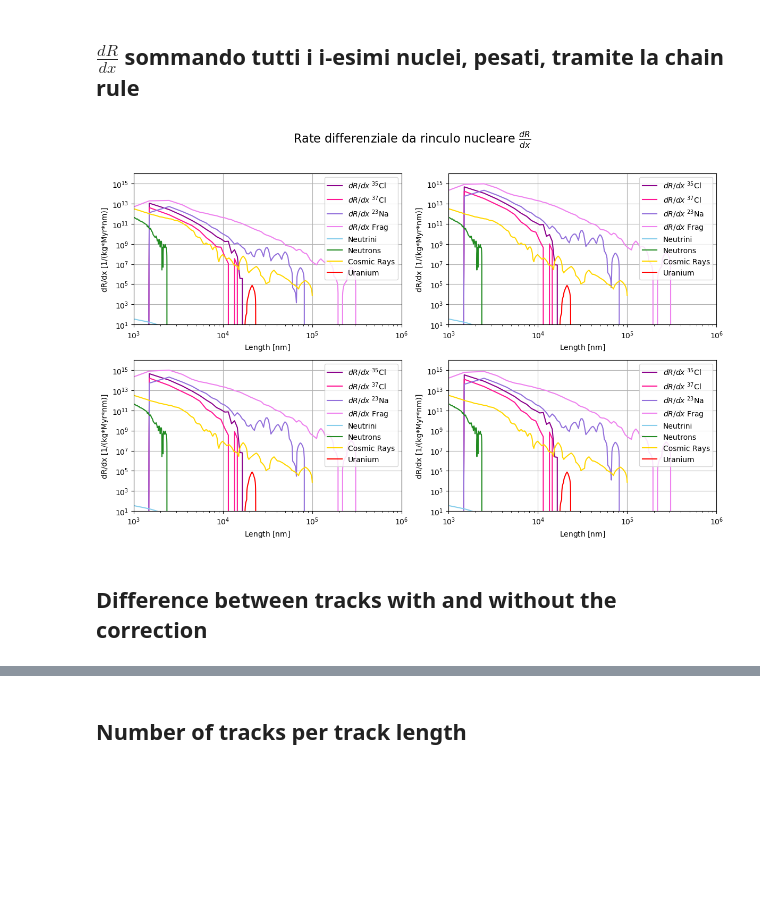
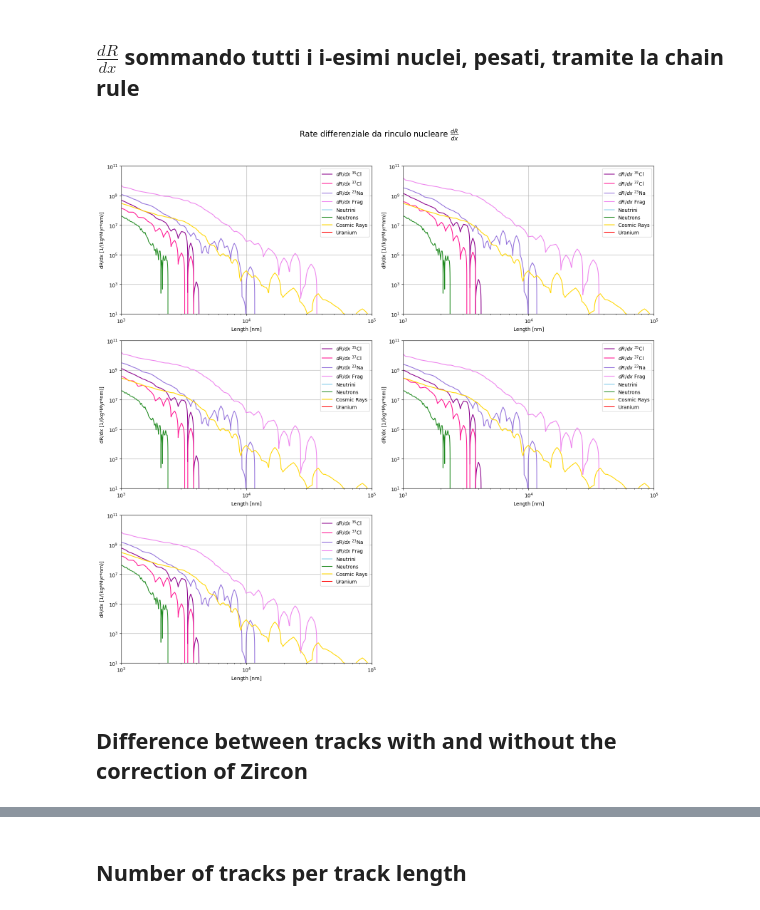
Before and after one commit to fedemaio/Bachelor-Thesis, a Jupyter notebook: all_you_need/geant/exposed_hal.ipynb, the cells around one changed output, grey strips where cells are left out. Drawn from its saved outputs; the diff is of its cells as text; code cells hidden in the pictures; blank space fills up the shorter version.

```diff
--- a/all_you_need/geant/exposed_hal.ipynb
+++ b/all_you_need/geant/exposed_hal.ipynb
@@ -4,12 +4,12 @@ from paleopy import *
 # %%
 # Parametri iniziali
 Er = np.logspace(-2, 3, 101)  # Energia in MeV
-time_exposure = 3450 * 365 * 24 * 60 * 60  # Tempo di esposizione in secondi
-label_time_fluxes = ["100yr", "300yr", "1kyr", "3kyr"]  # Nome dei file .dat del tempo di durata dei flussi
-time_fluxes = [5e-5, 4.5e-4, 1.35e-3, 3.5e-3]  # Intervallo tra un flusso e l'altro in Myr
+time_exposure = 13500 * 365 * 24 * 60 * 60  # Tempo di esposizione in secondi
+label_time_fluxes = ["100yr", "300yr", "1kyr", "3kyr", "10kyr"]  # Nome dei file .dat del tempo di durata dei flussi
+time_fluxes = [1.5e-4, 4.5e-4, 1.35e-3, 3.5e-3, 1.35e-2]  # Intervallo tra un flusso e l'altro in Myr
 
-# Crea la figura e i subplot 2x2
-fig, axs = plt.subplots(2, 2, figsize=(12, 8))
+# Crea la figura e i subplot 3x2
+fig, axs = plt.subplots(3, 2, figsize=(16, 14))
 fig.suptitle("Rate differenziale da rinculo nucleare $\\frac{{dR}}{{dE}}$", fontsize=16)
 
 for i, label in enumerate(label_time_fluxes):
@@ -38,12 +38,13 @@ for i, label in enumerate(label_time_fluxes):
 
     # Seleziona il subplot corrente
     ax = axs[i // 2, i % 2]
+    axs[2,1].set_visible(False) #nascondo il subplor che non mi serve
 
     # Disegna nel subplot corrente
-    ax.loglog(Er_mid * 1e3, F35(Er_mid) * 1e-3 / (length * rho), label="$^{35}$Cl", linewidth=2, color='skyblue')
-    ax.loglog(Er_mid * 1e3, F37(Er_mid) * 1e-3 / (length * rho), label="$^{37}$Cl", linewidth=2, color='gold')
-    ax.loglog(Er_mid * 1e3, F23(Er_mid) * 1e-3 / (length * rho), label="$^{23}$Na", linewidth=2, color='forestgreen')
-    ax.loglog(Er_mid * 1e3, Frag * 1e-3 / Er_width / (length * rho), label='Fragments', linewidth=2, color='brown')
+    ax.loglog(Er_mid * 1e3, F35(Er_mid) * 1e-3 / (length * rho), label="$^{35}$Cl", linewidth=2, color='seagreen')
+    ax.loglog(Er_mid * 1e3, F37(Er_mid) * 1e-3 / (length * rho), label="$^{37}$Cl", linewidth=2, color='greenyellow')
+    ax.loglog(Er_mid * 1e3, F23(Er_mid) * 1e-3 / (length * rho), label="$^{23}$Na", linewidth=2, color='maroon')
+    ax.loglog(Er_mid * 1e3, Frag * 1e-3 / Er_width / (length * rho), label='Fragments', linewidth=2, color='peru')
 
     ax.set_xlabel("E [$\\mathrm{keV}$]")
     ax.set_ylabel("dR/dE [$\\mathrm{keV}^{-1}\\,\\mathrm{kg}^{-1}\\,\\mathrm{Myr}^{-1}\\,\\mathrm{sr}^{-1}$]")
@@ -71,19 +72,13 @@ halite = paleopy.Mineral("Halite")
 # %%
 # Parametri iniziali
 Er = np.logspace(-2, 3, 101)  # Energia in MeV
-time_exposure = 3500 * 365 * 24 * 60 * 60  # Tempo di esposizione in secondi
-label_time_fluxes = ["100yr", "300yr", "1kyr", "3kyr"]  # Nome dei file .dat del tempo di durata dei flussi
-time_fluxes = [1e-5, 4.5e-4, 1.35e-3, 3.5e-3]  # Intervallo tra un flusso e l'altro in Myr
-
-Na  = 6.022e23
-tau = 6.45e3  # Myr, tempo di dimezzamento dell'U238
-t   = 1.0     # Myr, durata dell'esposizione
-U_frac=5e-6   # concentrazione di Uranio in halite
-factor = 1e-5*(5.4e-7)*((U_frac)*Na*1e3/(238))/tau  # numero di eventi di fissione normalizzati
+time_exposure = 13500 * 365 * 24 * 60 * 60  # Tempo di esposizione in secondi
+label_time_fluxes = ["100yr", "300yr", "1kyr", "3kyr", "10kyr"]  # Nome dei file .dat del tempo di durata dei flussi
+time_fluxes = [1.5e-4, 4.5e-4, 1.35e-3, 3.5e-3, 1.35e-2]  # Intervallo tra un flusso e l'altro in Myr
 
 
 # Crea la figura e i subplot 2x2
-fig, axs = plt.subplots(2, 2, figsize=(12, 8))
+fig, axs = plt.subplots(3, 2, figsize=(16, 16))
 fig.suptitle("Rate differenziale da rinculo nucleare $\\frac{{dR}}{{dx}}$", fontsize=16)
 
 for idx, label in enumerate(label_time_fluxes):
@@ -109,29 +104,31 @@ for idx, label in enumerate(label_time_fluxes):
             Frag[l] += Conta[3][k][l]  # Somma i bin dei vari nuclei
 
     # Interpola i contributi (F35, F37, F23) e normalizza con factor/Er_width
-    F35 = interp1d(Er_mid, factor*Conta[0] / Er_width, fill_value='extrapolate')
-    F37 = interp1d(Er_mid, factor*Conta[1] / Er_width, fill_value='extrapolate')
-    F23 = interp1d(Er_mid, factor*Conta[2] / Er_width, fill_value='extrapolate')
+    F35 = interp1d(Er_mid, Conta[0] / Er_width, fill_value='extrapolate')
+    F37 = interp1d(Er_mid, Conta[1] / Er_width, fill_value='extrapolate')
+    F23 = interp1d(Er_mid, Conta[2] / Er_width, fill_value='extrapolate')
 
     # Sceglie il subplot
     ax = axs[idx // 2, idx % 2]
+    axs[2,1].set_visible(False) #nascondo il subplor che non mi serve
 
     # Aggiungo il calcolo di dR/dx (z_bins in nm)
     z_bins = np.linspace(0, 100000, 100000)
+    #correzione numero di z_bins
+    zz_centre = z_bins[:-1] +  np.diff(z_bins)/2.
 
     # dR/dE -> dR/dx con la funzione dRdx_modified(...)
     # Divido per (length*rho) se interpretato come conversione tra sezione e massa
-    y_values35 = halite.dRdx_modified(z_bins, Er_mid, F35(Er_mid)*1e-3/(length*rho))
-    y_values37 = halite.dRdx_modified(z_bins, Er_mid, F37(Er_mid)*1e-3/(length*rho))
-    y_values23 = halite.dRdx_modified(z_bins, Er_mid, F23(Er_mid)*1e-3/(length*rho))
-
+    y_values35 = halite.dRdx_modified(z_bins, Er_mid*1e3, F35(Er_mid)*1e-3/(length*rho))
+    y_values37 = halite.dRdx_modified(z_bins, Er_mid*1e3, F37(Er_mid)*1e-3/(length*rho))
+    y_values23 = halite.dRdx_modified(z_bins, Er_mid*1e3, F23(Er_mid)*1e-3/(length*rho))
     # Somma di tutti i frammenti
-    y_valuesFrag = halite.dRdx_modified(z_bins, Er_mid, factor*Frag*1e-3/Er_width/(length*rho))
+    y_valuesFrag = halite.dRdx_modified(z_bins, Er_mid*1e3, Frag*1e-3/Er_width/(length*rho))
 
     # Altri contributi
-    y_nu        = factor * halite.dRdx_nu(z_bins)
-    y_neutrons  = factor * halite.dRdx_neutrons(z_bins)
-    y_cosmicrays= factor * halite.dRdx_muons_new(z_bins, "Resconi")
+    y_nu        = halite.dRdx_nu(z_bins)
+    y_neutrons  = halite.dRdx_neutrons(z_bins)
+    y_cosmicrays = halite.dRdx_muons_new(z_bins, "Resconi")
 
     #adding Uranium tracks
     data_U = np.loadtxt("../Fission/Uranium_counts.txt", comments="#")
@@ -139,47 +136,43 @@ for idx, label in enumerate(label_time_fluxes):
     count_U = data_U[:,1]   # lunghezza 199
 
     U_x_min = 1
     U_x_max = 5
     U_n_bins = 200
     U_length = np.logspace(U_x_min, U_x_max, U_n_bins)
     length_centers = 0.5*(U_length[:-1] + U_length[1:])
     bin_widths = U_length[1:] - U_length[:-1]
 
 
-    y_U = factor * count_U / bin_widths
-
-    #correzione z_bins
-    zz_centre = z_bins[:-1] +  np.diff(z_bins)/2.
-
+    y_U = count_U / bin_widths
     f_U = interp1d(length_centers, y_U, bounds_error=False, fill_value=0.0)
     yU_interp = f_U(zz_centre)
 
     # Plot
-    ax.loglog(zz_centre*1e3, y_values35, label='$dR/dx$ $^{35}$Cl', color='darkmagenta')
-    ax.loglog(zz_centre*1e3, y_values37, label='$dR/dx$ $^{37}$Cl', color='deeppink')
-    ax.loglog(zz_centre*1e3, y_values23, label='$dR/dx$ $^{23}$Na', color='mediumpurple')
-    ax.loglog(zz_centre*1e3, y_valuesFrag, label='$dR/dx$ Frag', color='violet')
+    ax.loglog(zz_centre, y_values35, label='$dR/dx$ $^{35}$Cl', color='darkmagenta')
+    ax.loglog(zz_centre, y_values37, label='$dR/dx$ $^{37}$Cl', color='deeppink')
+    ax.loglog(zz_centre, y_values23, label='$dR/dx$ $^{23}$Na', color='mediumpurple')
+    ax.loglog(zz_centre, y_valuesFrag, label='$dR/dx$ Frag', color='violet')
 
     # Valuta tu se serve la stessa scala:
     ax.loglog(zz_centre, y_nu, label='Neutrini', color='skyblue')
     ax.loglog(zz_centre, y_neutrons, label='Neutrons', color='forestgreen')
     ax.loglog(zz_centre, y_cosmicrays, label='Cosmic Rays',color='gold')
     ax.loglog(zz_centre, yU_interp, label='Uranium', color='red')
 
 
     ax.set_xlabel("Length [$\\mathrm{nm}$]")
     ax.set_ylabel("dR/dx [1/(kg*Myr*nm)]")
-    ax.set_xlim(1e3, 1e6)
-    ax.set_ylim(1e1, 1e16)
+    ax.set_xlim(1e3, 1e5)
+    ax.set_ylim(1e1, 1e11)
     ax.legend()
     ax.grid(True)
 
 plt.tight_layout(rect=[0, 0, 1, 0.96])
 plt.show()
 # %% [output]
-[figure, old version]
+[figure, new version]
 # %% [markdown]
-## Difference between tracks with and without the correction
+## Difference between tracks with and without the correction of Zircon
 # %%
 # Parametri iniziali
 Er = np.logspace(-2, 3, 101)  # Energia in MeV
```
Also changed, not shown: parts of 3 cells of this notebook, 2 other files.
